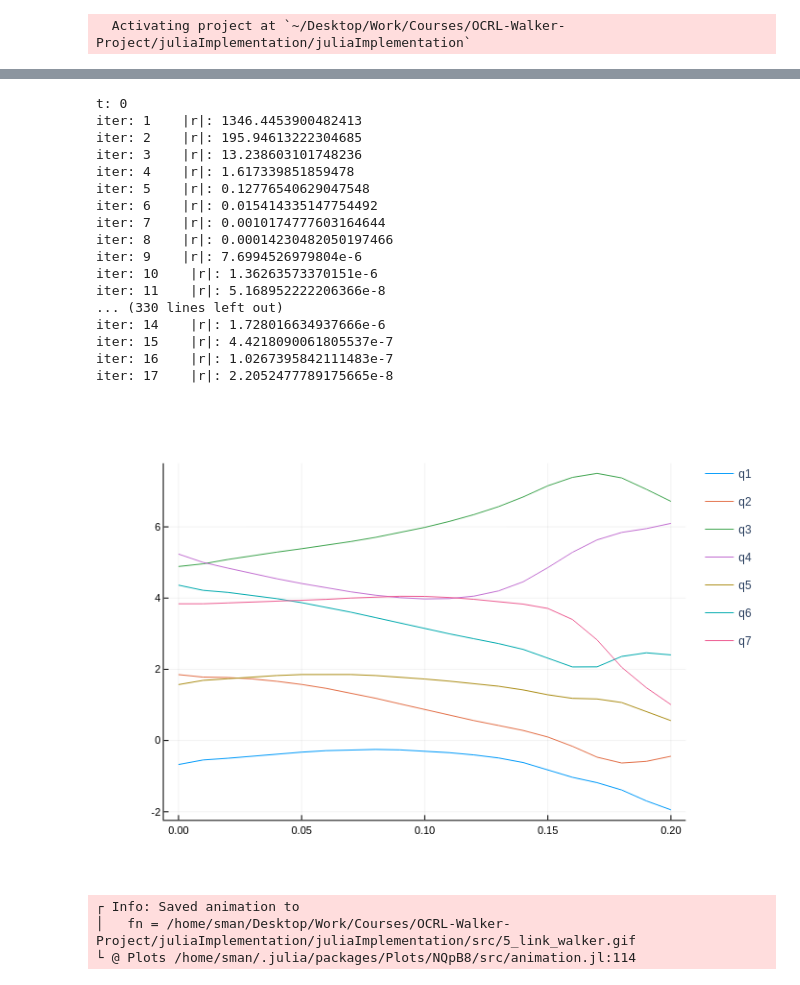
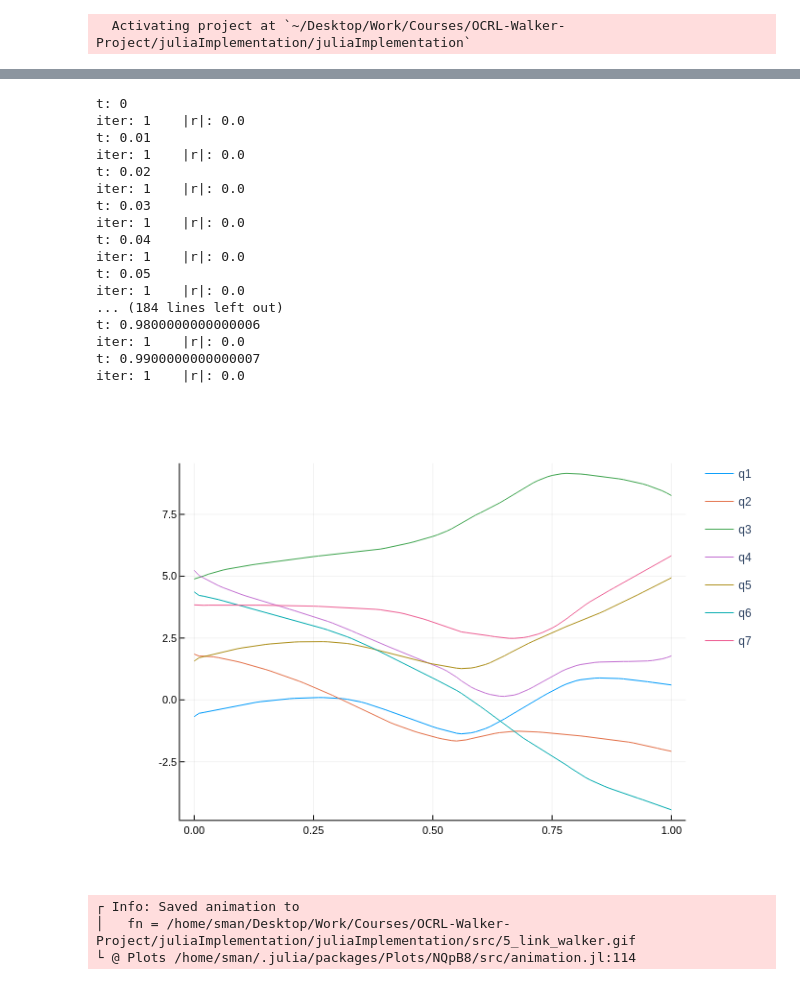
Before and after one commit to stevenwman/OCRL-Walker-Project, a Jupyter notebook: juliaImplementation/juliaImplementation/src/simulate_5link-biped_backward-euler.ipynb, the cells around one changed output, grey strips where cells are left out. Cells and saved outputs as stored; diff of their text form; code cells hidden in the pictures.

```diff
--- a/juliaImplementation/juliaImplementation/src/simulate_5link-biped_backward-euler.ipynb
+++ b/juliaImplementation/juliaImplementation/src/simulate_5link-biped_backward-euler.ipynb
@@ -28,51 +28,51 @@ foot1_pos = [0, 0]
 θ2 = 300 * (π/180)
 θ3 = 90 * (π/180)
 θ4 = 250 * (π/180)
 θ5 = 220 * (π/180)
 
 x0 = - params.l23 * cos(θ2) - params.l12 * cos(θ1)
 y0 = - params.l23 * sin(θ2) - params.l12 * sin(θ1)
 
 q0 = [x0, y0, θ1, θ2, θ3, θ4, θ5]
 q̇0 = zeros(7)
 
 A = 10
 ω = 2π
 # u = _t -> [0, A*sin(ω*_t), 0, 0]
 u = _t -> [0,0,0,0]
 
 joints = biped5link_kinematics(q0, params)
 
 fpos = joints[1:2,:]
 
 h = 0.01
-tf = 0.2
+tf = 1
 T = Int.(tf/h)+1
 times = h .* (0:T-1)
 q_hist, q̇_hist, λ_hist = simulate(q0, q̇0, u, params, fpos, left_foot_constraint, h, T);
 
 plot()
 [plot!(times, q_hist[:,i], label="q$i") for i in 1:7]
 display(plot!())
 # %% [output]
 t: 0
-iter: 1    |r|: 1346.4453900482413
-iter: 2    |r|: 195.94613222304685
-iter: 3    |r|: 13.238603101748236
-iter: 4    |r|: 1.617339851859478
-iter: 5    |r|: 0.12776540629047548
-iter: 6    |r|: 0.015414335147754492
-iter: 7    |r|: 0.0010174777603164644
-iter: 8    |r|: 0.00014230482050197466
-iter: 9    |r|: 7.6994526979804e-6
-iter: 10    |r|: 1.36263573370151e-6
-iter: 11    |r|: 5.168952222206366e-8
-... (330 lines left out)
-iter: 14    |r|: 1.728016634937666e-6
-iter: 15    |r|: 4.4218090061805537e-7
-iter: 16    |r|: 1.0267395842111483e-7
-iter: 17    |r|: 2.2052477789175665e-8
+iter: 1    |r|: 0.0
+t: 0.01
+iter: 1    |r|: 0.0
+t: 0.02
+iter: 1    |r|: 0.0
+t: 0.03
+iter: 1    |r|: 0.0
+t: 0.04
+iter: 1    |r|: 0.0
+t: 0.05
+iter: 1    |r|: 0.0
+... (184 lines left out)
+t: 0.9800000000000006
+iter: 1    |r|: 0.0
+t: 0.9900000000000007
+iter: 1    |r|: 0.0
-[figure, old version]
+[figure, new version]
 # %%
 include("DynamicSystems/animate_walker.jl")
 
```
Also changed, not shown: 2 other files.
